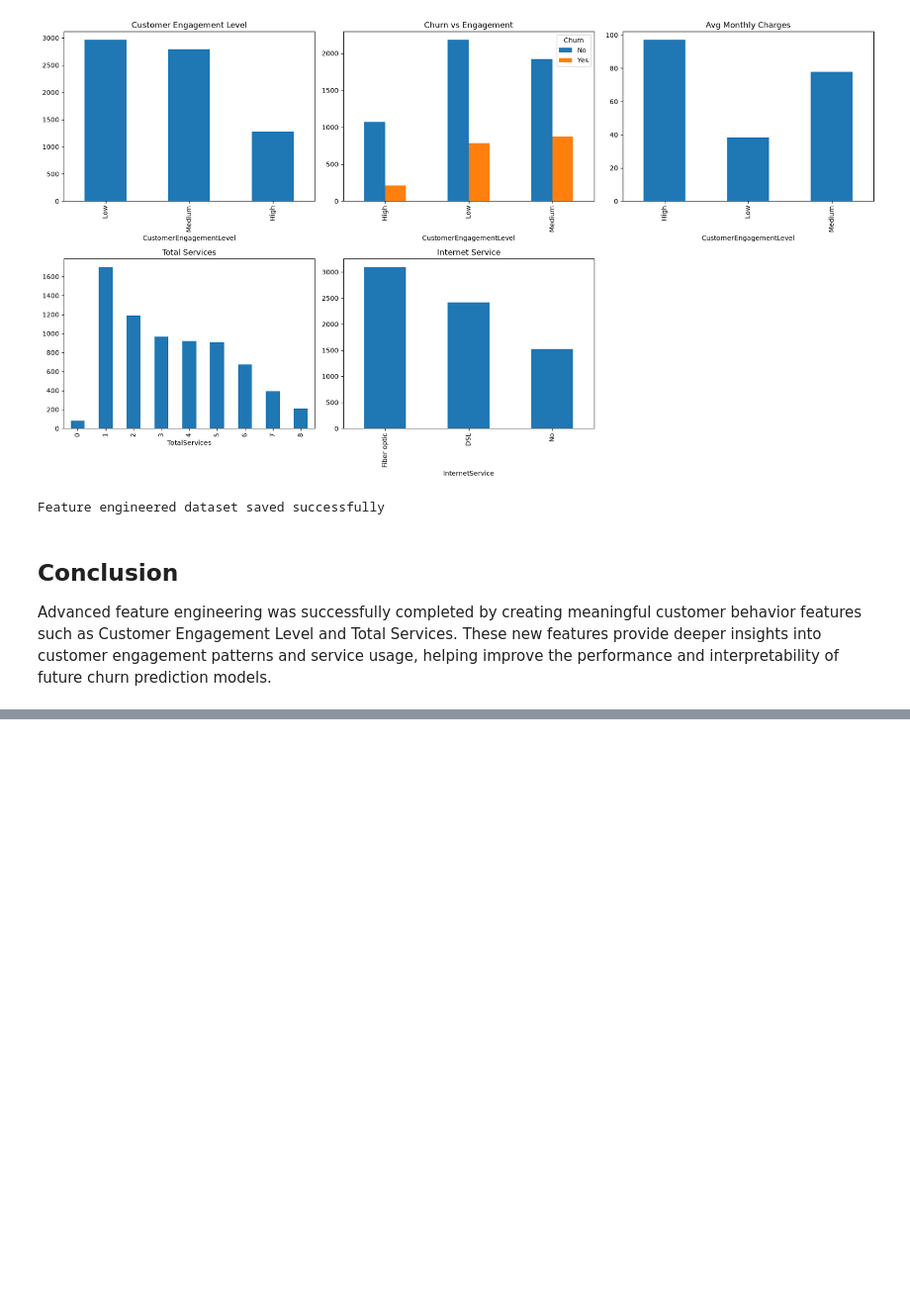
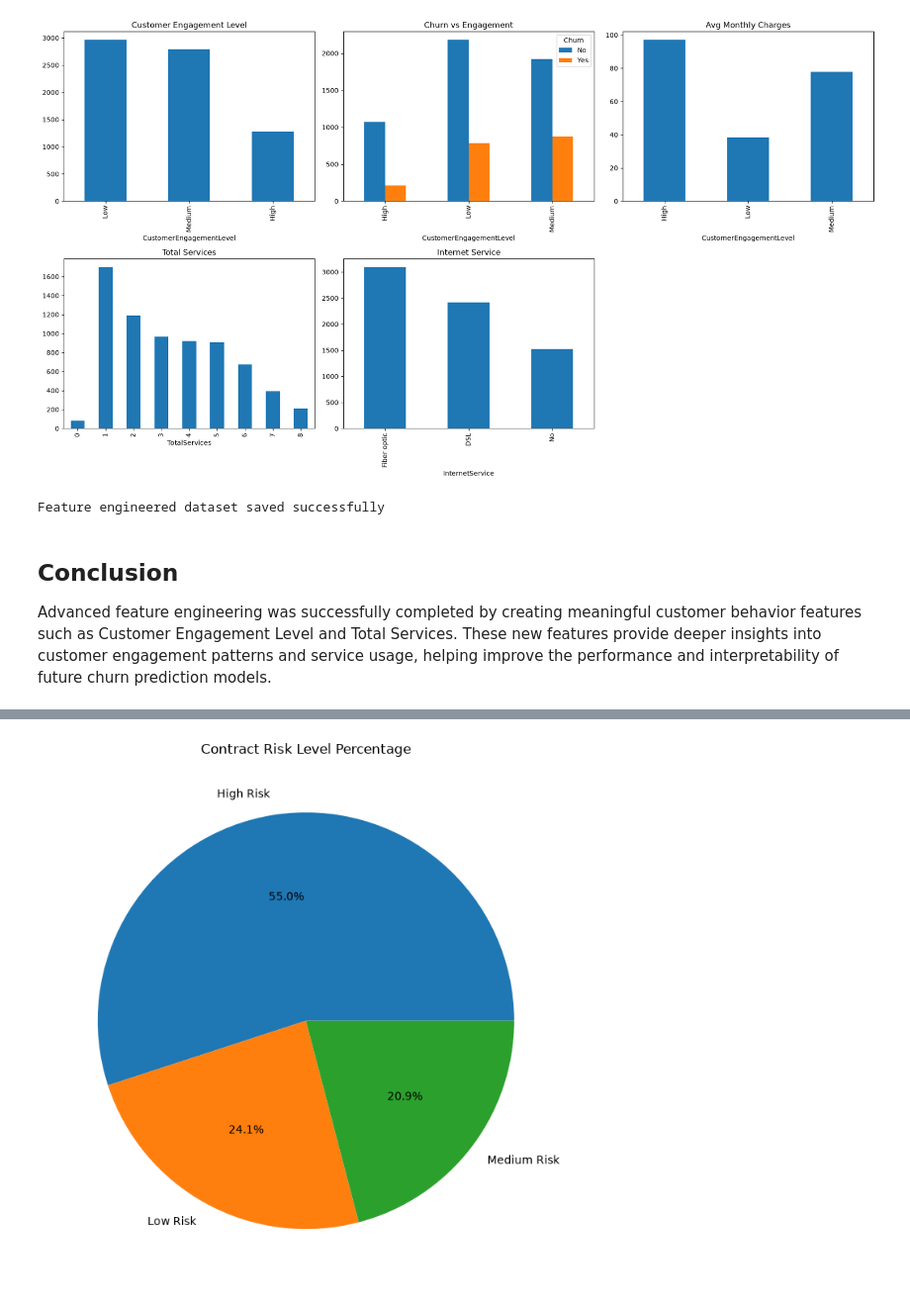
Before and after one commit to begamafreen8088-afk/zaalima-data-analytic, a Jupyter notebook: scripts/feature_engineering.ipynb, the cells around one changed output, grey strips where cells are left out. Shown at 99% size. Cells and saved outputs as stored; diff of their text form; code cells hidden in the pictures; blank space fills up the shorter version.

```diff
--- a/scripts/feature_engineering.ipynb
+++ b/scripts/feature_engineering.ipynb
@@ -436,0 +557,16 @@ Advanced feature engineering was successfully completed by creating meaningful c
+# %%
+plt.figure(figsize=(7,7))
+df['ContractRiskLevel'].value_counts().plot(
+    kind='pie',
+    autopct='%1.1f%%'
+)
+
+plt.title('Contract Risk Level Percentage')
+plt.ylabel('')
+plt.tight_layout()
+plt.savefig(
+    '../screenshots/week2_commit3_contract_risk_pie.png'
+)
+plt.show()
+# %% [output]
+[figure, added]
```
Also changed, not shown: parts of 14 cells of this notebook, 3 other files.
